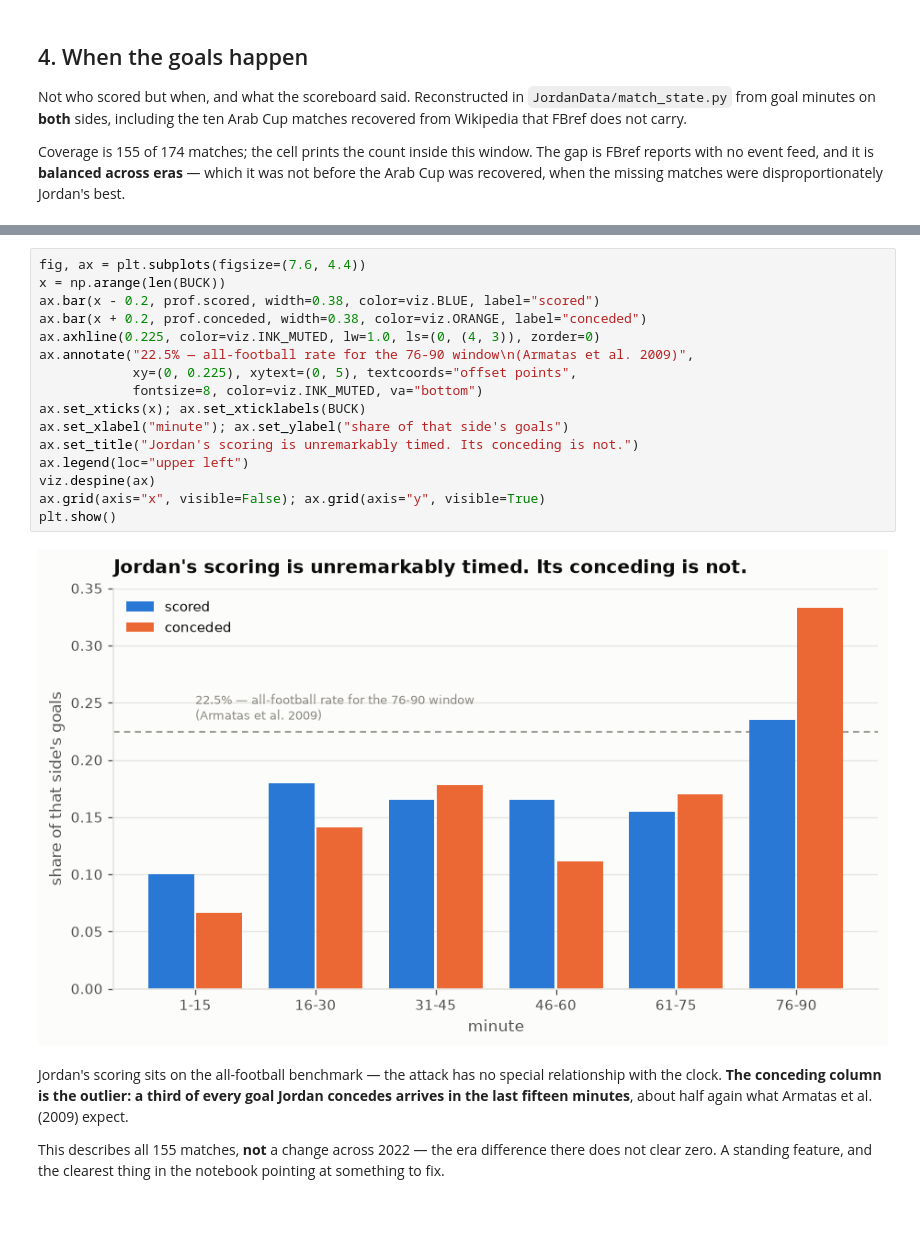
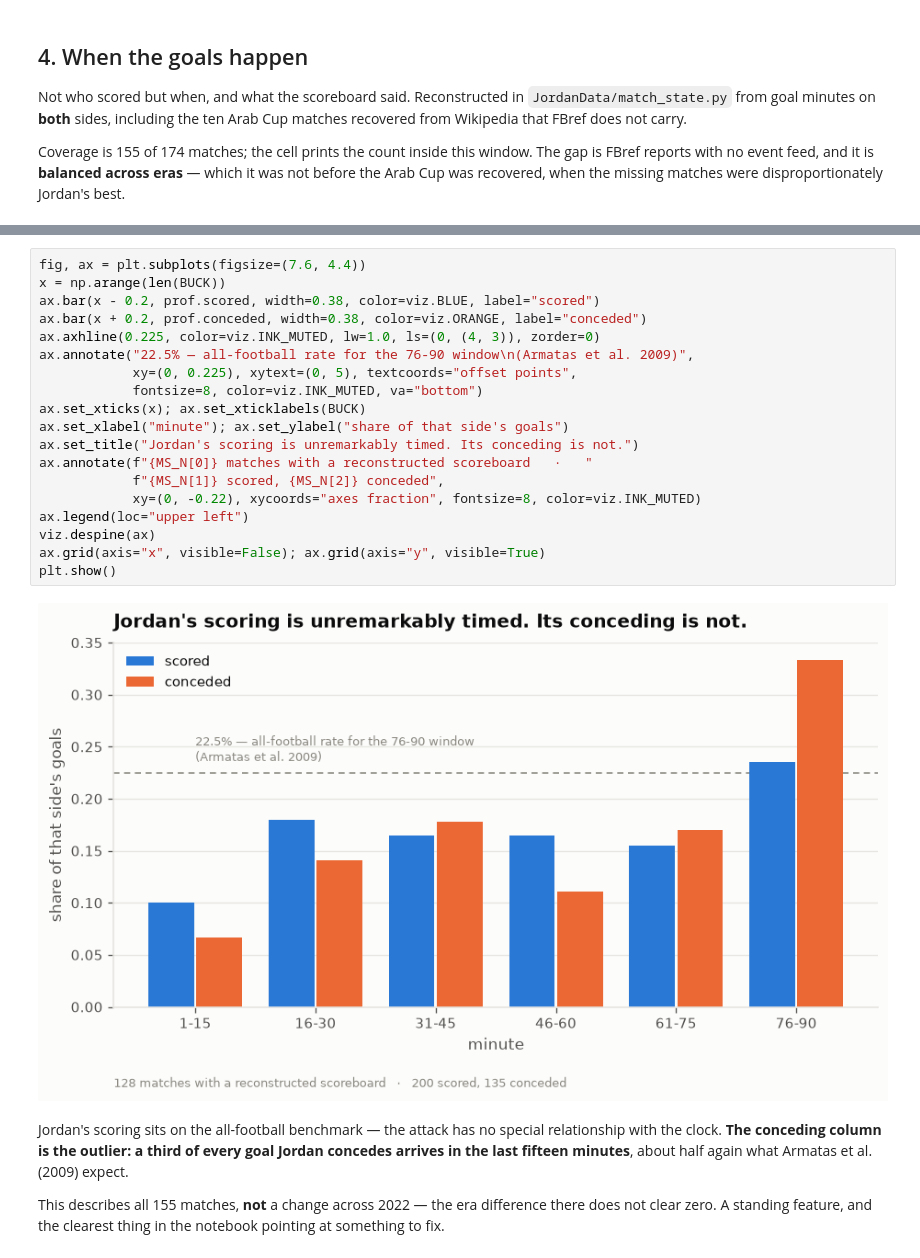
Before and after one commit to mqedan217/jordan-football-strength, a Jupyter notebook: notebooks/03_where_the_goals_came_from.ipynb, the cells around one changed output, grey strips where cells are left out. Cells and saved outputs as stored; diff of their text form; blank space fills up the shorter version.

```diff
--- a/notebooks/03_where_the_goals_came_from.ipynb
+++ b/notebooks/03_where_the_goals_came_from.ipynb
@@ -534,21 +481,24 @@ Armatas et al. (2009), all football, 76-90 window: 0.225
 # %%
 fig, ax = plt.subplots(figsize=(7.6, 4.4))
 x = np.arange(len(BUCK))
 ax.bar(x - 0.2, prof.scored, width=0.38, color=viz.BLUE, label="scored")
 ax.bar(x + 0.2, prof.conceded, width=0.38, color=viz.ORANGE, label="conceded")
 ax.axhline(0.225, color=viz.INK_MUTED, lw=1.0, ls=(0, (4, 3)), zorder=0)
 ax.annotate("22.5% — all-football rate for the 76-90 window\n(Armatas et al. 2009)",
             xy=(0, 0.225), xytext=(0, 5), textcoords="offset points",
             fontsize=8, color=viz.INK_MUTED, va="bottom")
 ax.set_xticks(x); ax.set_xticklabels(BUCK)
 ax.set_xlabel("minute"); ax.set_ylabel("share of that side's goals")
 ax.set_title("Jordan's scoring is unremarkably timed. Its conceding is not.")
+ax.annotate(f"{MS_N[0]} matches with a reconstructed scoreboard   ·   "
+            f"{MS_N[1]} scored, {MS_N[2]} conceded",
+            xy=(0, -0.22), xycoords="axes fraction", fontsize=8, color=viz.INK_MUTED)
 ax.legend(loc="upper left")
 viz.despine(ax)
 ax.grid(axis="x", visible=False); ax.grid(axis="y", visible=True)
 plt.show()
 # %% [output]
-[figure, old version]
+[figure, new version]
 # %% [markdown]
 Jordan's scoring sits on the all-football benchmark — the attack has no special
 relationship with the clock. **The conceding column is the outlier: a third of
```
Also changed, not shown: parts of 31 cells of this notebook, 2 other files.
